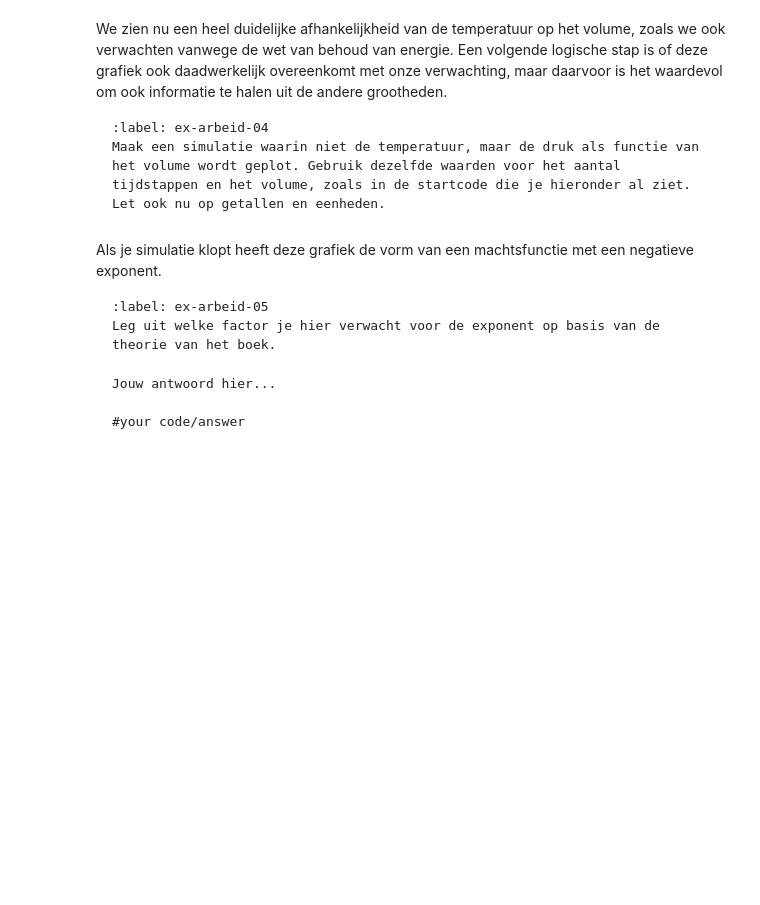
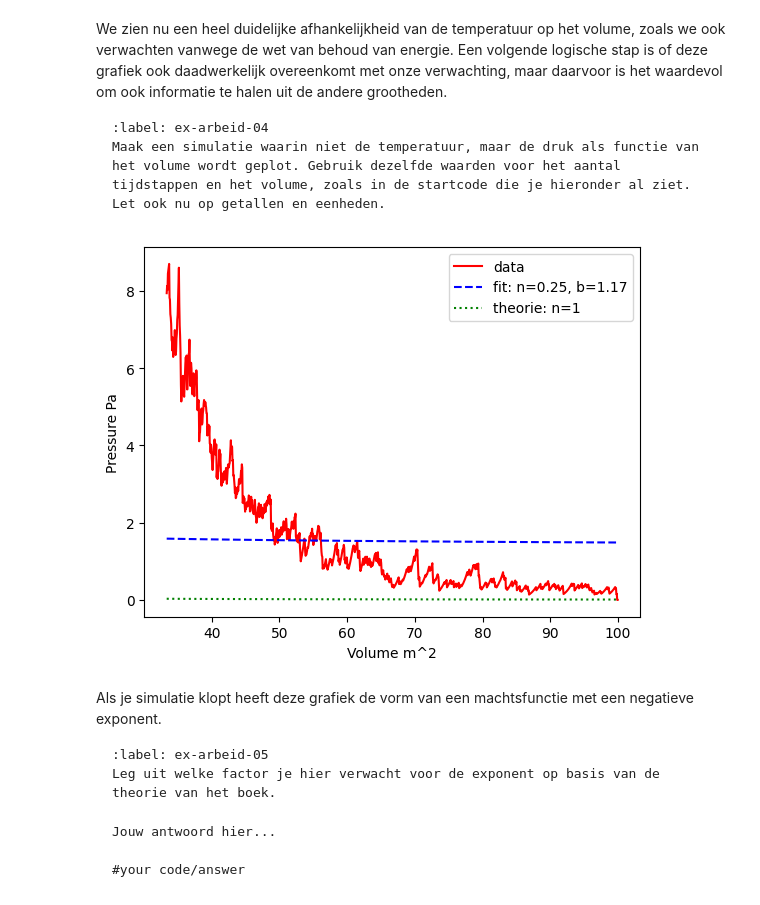
Before and after one commit to BNR33/001TASH, a Jupyter notebook: Content/PySim/7_arbeid.ipynb, the cells around one changed output. Cells and saved outputs as stored; diff of their text form; code cells hidden in the pictures; blank space fills up the shorter version.

```diff
--- a/Content/PySim/7_arbeid.ipynb
+++ b/Content/PySim/7_arbeid.ipynb
@@ -372,22 +372,45 @@ Maak een simulatie waarin niet de temperatuur, maar de druk als functie van het
 # %%
 # breid deze code uit met jouw antwoord
 
 num_steps = round(2/3 * BOX_SIZE_0 / (2 * -V_PISTON_0 * DT))
 particles = []
 volumes = np.zeros(num_steps, dtype=float)
 pressures = np.zeros(num_steps, dtype=float)
 
 pressure = 0.0
 box_length = BOX_SIZE_0         # zetten zuiger terug
 v_piston = V_PISTON_0
 create_particles(particles)     # resetten deeltjes
 
 for i in range(num_steps):
     take_time_step(particles)
-    # RUIMTE VOOR UITWERKING
-#your code/answer
+    volumes[i] = box_length * box_height
+    pressures[i] = pressure
 
-# PLOT GRAFIEK
+plt.figure()
+plt.xlabel('Volume m^2')
+plt.ylabel('Pressure Pa')
+
+pressures = np.asarray(pressures)
+
+def function(x, n, b):
+    return 1/(x**n) + b
+
+val, cov = curve_fit(function, volumes, pressures, p0=[1, 0])
+n_fit, b_fit = val
+
+x_fit = np.linspace(min(volumes), max(volumes), 100)
+y_fit = function(x_fit, n_fit, b_fit)
+
+plt.plot(volumes, pressures, '-r', label='data')
+plt.plot(x_fit, y_fit, '--b', label=f'fit: n={n_fit:.2f}, b={b_fit:.2f}')
+plt.plot(x_fit, function(x_fit, 1, 0), ':g', label='theorie: n=1')
+plt.legend()
+
+
+plt.show()
+# %% [output]
+[figure, added]
 # %% [markdown]
 Als je simulatie klopt heeft deze grafiek de vorm van een machtsfunctie met een negatieve exponent.
 
```
Also changed, not shown: parts of 1 cell of this notebook.
